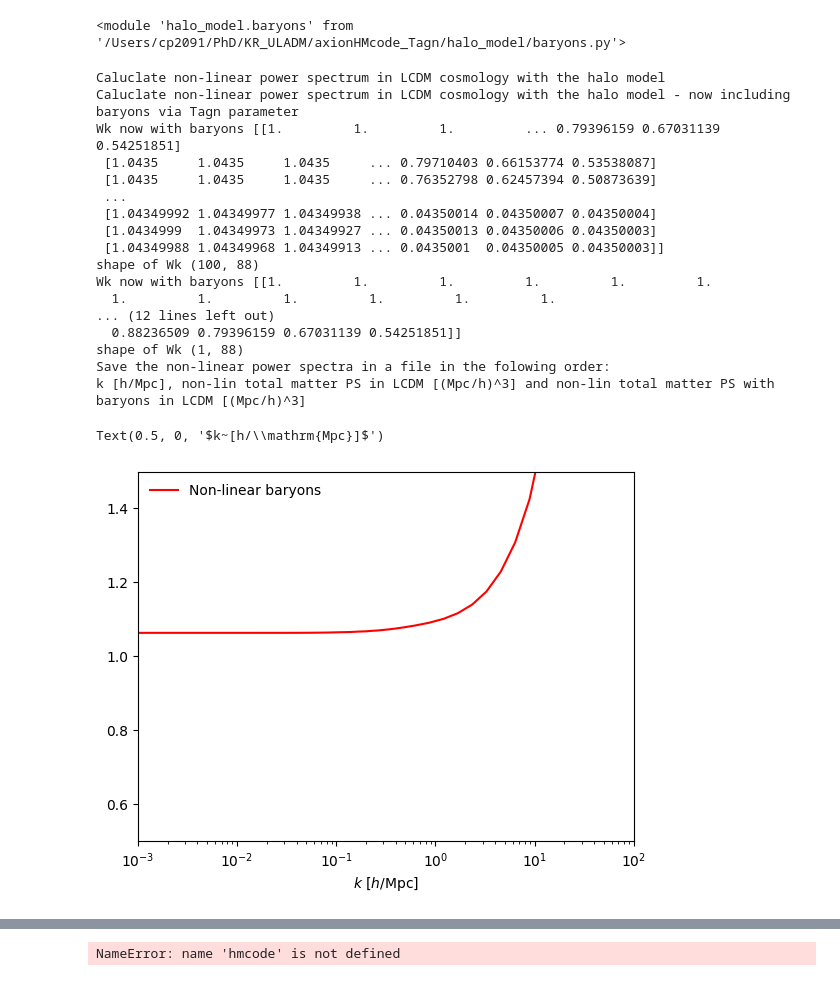
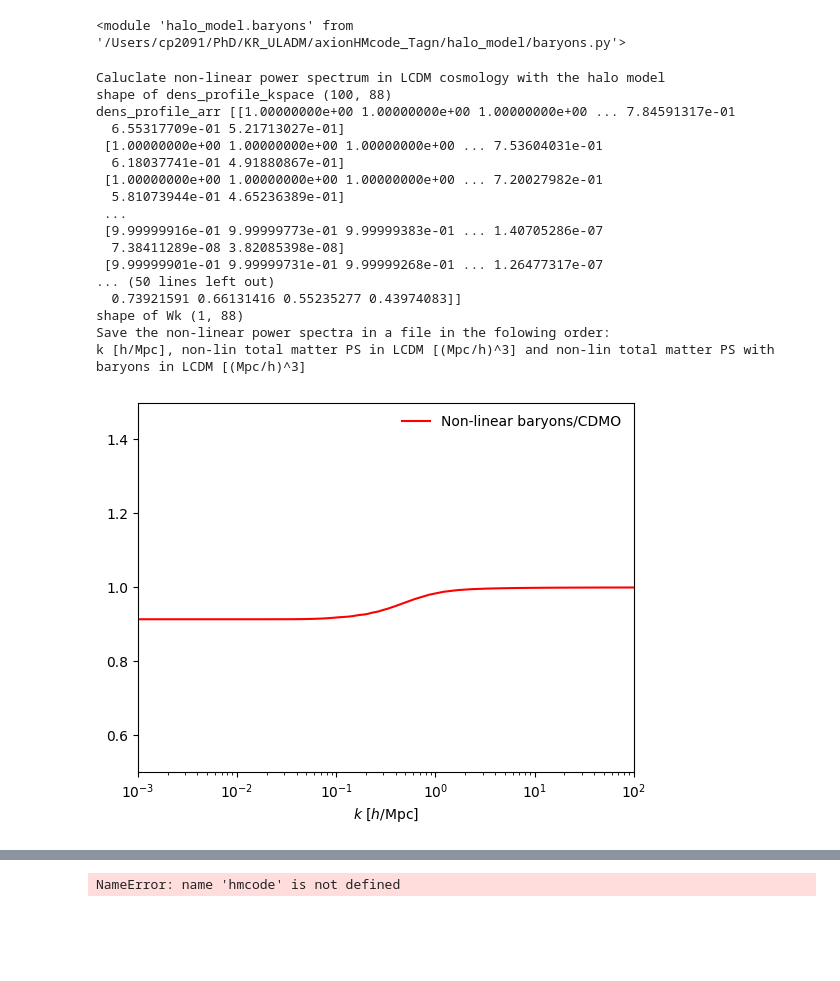
Before and after one commit to calvinprestonastro/axionHMcode_Tagn, a Jupyter notebook: example_baryons.ipynb, the cells around one changed output, grey strips where cells are left out. Cells and saved outputs as stored; diff of their text form; code cells hidden in the pictures; blank space fills up the shorter version.

Commit message:
more progress with Tagn

```diff
--- a/example_baryons.ipynb
+++ b/example_baryons.ipynb
@@ -128,7 +128,7 @@ print('Caluclate non-linear power spectrum in LCDM cosmology with the halo model
 PS_LCDM_matter_nonlin = PS_nonlin_cold.func_non_lin_PS_matter(M_arr, power_spec_dic_LCDM['k'], power_spec_dic_LCDM['power_total'], power_spec_interp_dic_LCDM['k'], power_spec_interp_dic_LCDM['cold'], cosmos_LCDM, hmcode_params_LCDM, cosmos_LCDM['Omega_m_0'], cosmos_LCDM['Omega_db_0'],  alpha = False, eta_given = False, one_halo_damping = True, two_halo_damping = False, Tagn=None)
 
 print('Caluclate non-linear power spectrum in LCDM cosmology with the halo model - now including baryons via Tagn parameter')
-T_agn = np.power(10, np.array([0]))
+T_agn = np.power(10, np.array([7.6]))
 PS_LCDM_matter_nonlin_baryons = PS_nonlin_cold.func_non_lin_PS_matter(M_arr, power_spec_dic_LCDM['k'], power_spec_dic_LCDM['power_total'], power_spec_interp_dic_LCDM['k'], power_spec_interp_dic_LCDM['cold'], cosmos_LCDM, hmcode_params_LCDM, cosmos_LCDM['Omega_m_0'], cosmos_LCDM['Omega_db_0'],  alpha = False, eta_given = False, one_halo_damping = True, two_halo_damping = False, Tagn=T_agn)
 
 ################################################################################
@@ -143,35 +143,37 @@ datafile_path = "output/nonlin_PS_CDMO_CDMBARYONS.txt" #change path if you want
 np.savetxt(datafile_path , data_ax)
 # %% [output]
 Caluclate non-linear power spectrum in LCDM cosmology with the halo model
-Caluclate non-linear power spectrum in LCDM cosmology with the halo model - now including baryons via Tagn parameter
-Wk now with baryons [[1.         1.         1.         ... 0.79396159 0.67031139 0.54251851]
- [1.0435     1.0435     1.0435     ... 0.79710403 0.66153774 0.53538087]
- [1.0435     1.0435     1.0435     ... 0.76352798 0.62457394 0.50873639]
+shape of dens_profile_kspace (100, 88)
+dens_profile_arr [[1.00000000e+00 1.00000000e+00 1.00000000e+00 ... 7.84591317e-01
+  6.55317709e-01 5.21713027e-01]
+ [1.00000000e+00 1.00000000e+00 1.00000000e+00 ... 7.53604031e-01
+  6.18037741e-01 4.91880867e-01]
+ [1.00000000e+00 1.00000000e+00 1.00000000e+00 ... 7.20027982e-01
+  5.81073944e-01 4.65236389e-01]
  ...
- [1.04349992 1.04349977 1.04349938 ... 0.04350014 0.04350007 0.04350004]
- [1.0434999  1.04349973 1.04349927 ... 0.04350013 0.04350006 0.04350003]
- [1.04349988 1.04349968 1.04349913 ... 0.0435001  0.04350005 0.04350003]]
-shape of Wk (100, 88)
-Wk now with baryons [[1.         1.         1.         1.         1.         1.
-  1.         1.         1.         1.         1.         1.
-... (12 lines left out)
-  0.88236509 0.79396159 0.67031139 0.54251851]]
+ [9.99999916e-01 9.99999773e-01 9.99999383e-01 ... 1.40705286e-07
+  7.38411289e-08 3.82085398e-08]
+ [9.99999901e-01 9.99999731e-01 9.99999268e-01 ... 1.26477317e-07
+... (50 lines left out)
+  0.73921591 0.66131416 0.55235277 0.43974083]]
 shape of Wk (1, 88)
 Save the non-linear power spectra in a file in the folowing order:
 k [h/Mpc], non-lin total matter PS in LCDM [(Mpc/h)^3] and non-lin total matter PS with baryons in LCDM [(Mpc/h)^3]
 # %%
-plt.plot(power_spec_dic_LCDM['k'], PS_LCDM_matter_nonlin_baryons[0]/PS_LCDM_matter_nonlin[0], label='Non-linear baryons', color='r')
+plt.plot(power_spec_dic_LCDM['k'], PS_LCDM_matter_nonlin_baryons[0]/PS_LCDM_matter_nonlin[0], label='Non-linear baryons/CDMO', color='r')
 #plt.plot(power_spec_dic_LCDM['k'], PS_LCDM_matter_nonlin[0], label='Non-linear CDMO', color='blue')
 
+#print( PS_LCDM_matter_nonlin_baryons[0]/PS_LCDM_matter_nonlin[0])
 plt.xscale('log')
 #plt.yscale('log')
 plt.legend(frameon=False)
 plt.ylim([0.5,1.5])
 plt.xlim([10**(-3),100])
 plt.xlabel(r'$k~[h/\mathrm{Mpc}]$')
+plt.savefig('ratio_trial.pdf')
+plt.show()
 # %% [output]
-Text(0.5, 0, '$k~[h/\\mathrm{Mpc}]$')
-[figure, old version]
+[figure, new version]
 # %%
 plt.plot(power_spec_dic_LCDM['k'], PS_LCDM_matter_nonlin_baryons[0], label='non-linear ratio baryons', color='r')
 plt.xscale('log')
```
Also changed, not shown: parts of 2 cells of this notebook, 5 other files.
